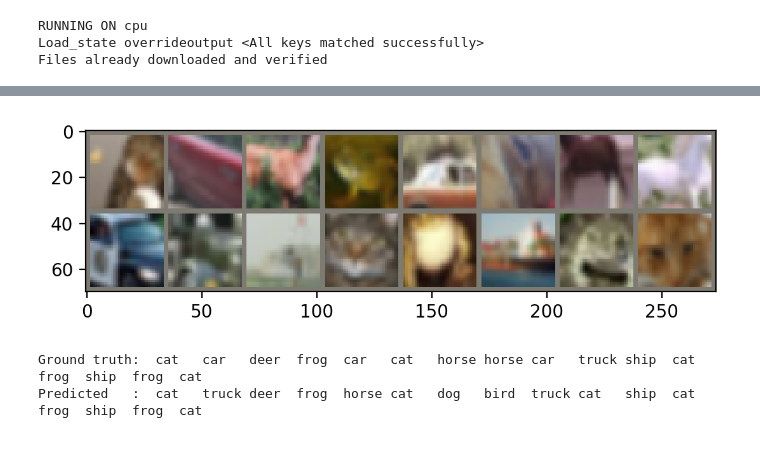
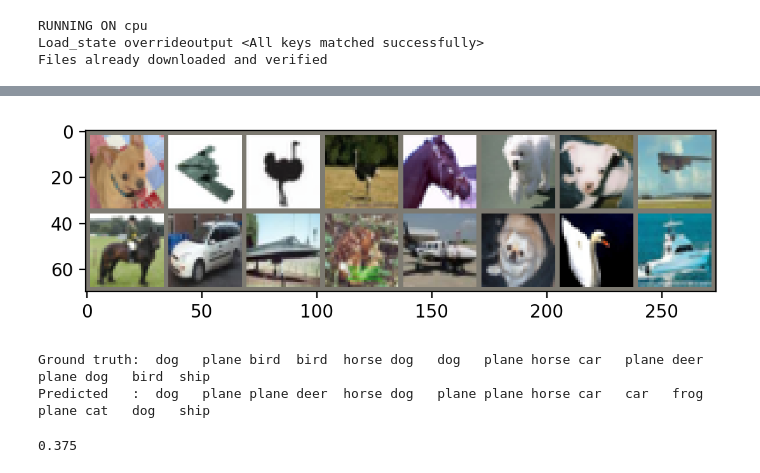
Before and after one commit to daniele-roncaglioni/MLPs_shape_vs_texture_bias, a Jupyter notebook: student_project/model_testing/testing.ipynb, the cells around one changed output, grey strips where cells are left out. Cells and saved outputs as stored; diff of their text form; code cells hidden in the pictures.

Commit message:
testing notebook

```diff
--- a/student_project/model_testing/testing.ipynb
+++ b/student_project/model_testing/testing.ipynb
@@ -56,7 +78,14 @@ print(results)
 # %%
 classes = ('plane', 'car', 'bird', 'cat', 'deer', 'dog', 'frog', 'horse', 'ship', 'truck')
-testing.plot_batch_predictions(model, test_loader,dataset, classes)
+targs, preds = testing.plot_batch_predictions(model, test_loader,dataset, classes)
 # %% [output]
-[figure, old version]
+[figure, new version]
-Ground truth:  cat   car   deer  frog  car   cat   horse horse car   truck ship  cat   frog  ship  frog  cat
-Predicted   :  cat   truck deer  frog  horse cat   dog   bird  truck cat   ship  cat   frog  ship  frog  cat
+Ground truth:  dog   plane bird  bird  horse dog   dog   plane horse car   plane deer  plane dog   bird  ship
+Predicted   :  dog   plane plane deer  horse dog   plane plane horse car   car   frog  plane cat   dog   ship
+# %%
+import torch
+import numpy as np
+
+print(np.intersect1d(targs,torch.argmax(preds, dim=1)).shape[0]/targs.shape[0])
+# %% [output]
+0.375
```
Also changed, not shown: parts of 4 cells of this notebook, 3 other files.
